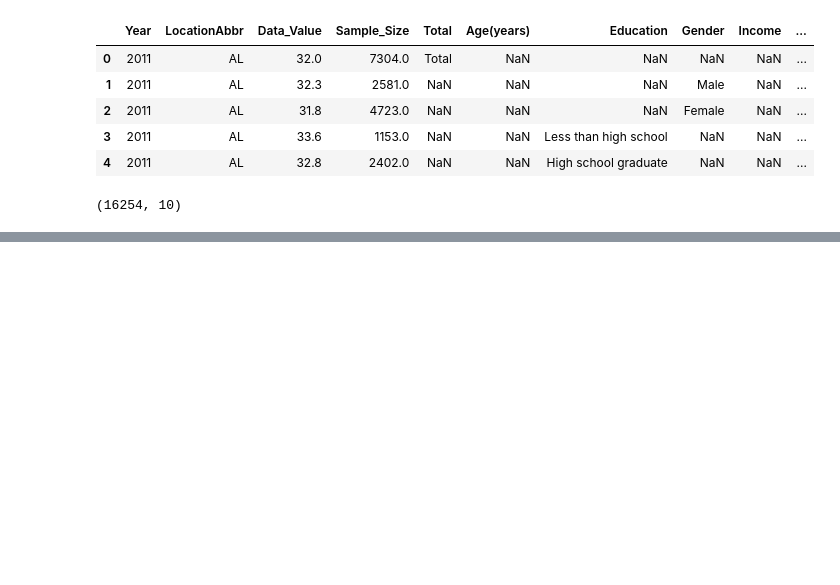
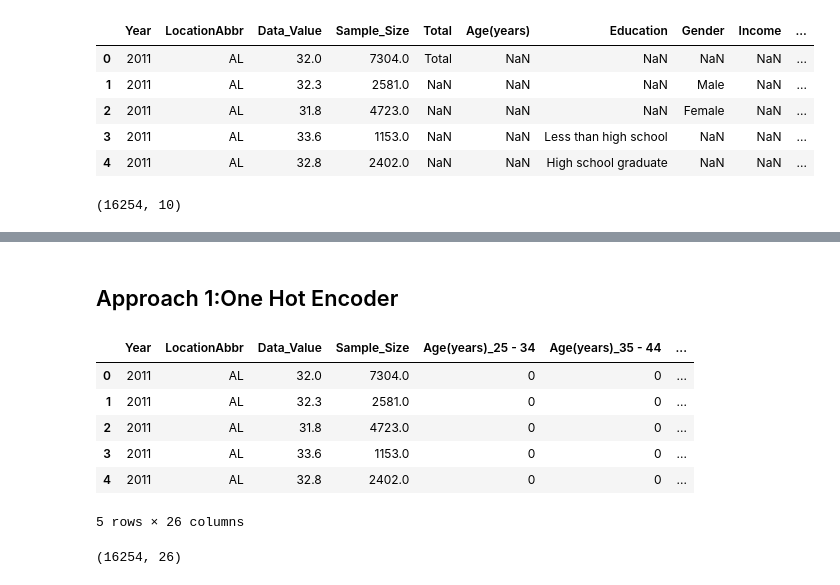
Before and after one commit to bhavan-bhatt/Gnosis-CP01, a Jupyter notebook: Bhavan - 202311021/CP.ipynb, the cells around one changed output, grey strips where cells are left out. Drawn from its saved outputs; the diff is of its cells as text; code cells hidden in the pictures; blank space fills up the shorter version.

Commit message:
b-ohe and label encoder

```diff
--- a/Bhavan - 202311021/CP.ipynb
+++ b/Bhavan - 202311021/CP.ipynb
@@ -299,10 +299,3 @@ final_dataset1.head()
 final_dataset1.shape
 # %% [output]
 (16254, 10)
-# %%
-from sklearn.preprocessing import LabelEncoder
-import pandas as pd
-import numpy as np
-final_dataset1['Education'].fillna(99)
-le = LabelEncoder()
-final_dataset1['check'] = le.fit_transform(final_dataset1['Education'].astype(str))
@@ -330,0 +302,18 @@ final_dataset1[:100]
+# %% [markdown]
+## Approach 1:One Hot Encoder
+# %%
+data = pd.get_dummies(data=final_dataset1,columns=['Total','Age(years)','Education','Gender','Income','Race/Ethnicity'],drop_first=True)
+# %%
+data.head()
+# %% [output]
+|  | Year | LocationAbbr | Data_Value | Sample_Size | Age(years)_25 - 34 | Age(years)_35 - 44 | ... |
+| 0 | 2011 | AL | 32.0 | 7304.0 | 0 | 0 | ... |
+| 1 | 2011 | AL | 32.3 | 2581.0 | 0 | 0 | ... |
+| 2 | 2011 | AL | 31.8 | 4723.0 | 0 | 0 | ... |
+| 3 | 2011 | AL | 33.6 | 1153.0 | 0 | 0 | ... |
+| 4 | 2011 | AL | 32.8 | 2402.0 | 0 | 0 | ... |
+5 rows × 26 columns
+# %%
+data.shape
+# %% [output]
+(16254, 26)
```
Also changed, not shown: parts of 5 cells of this notebook.
